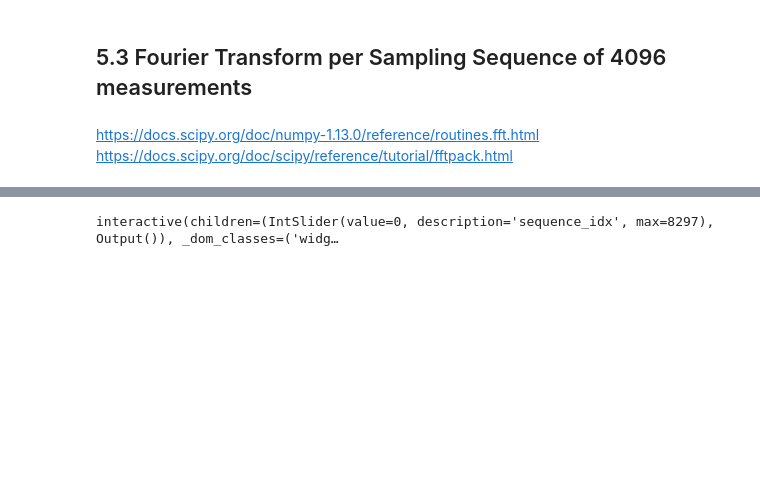
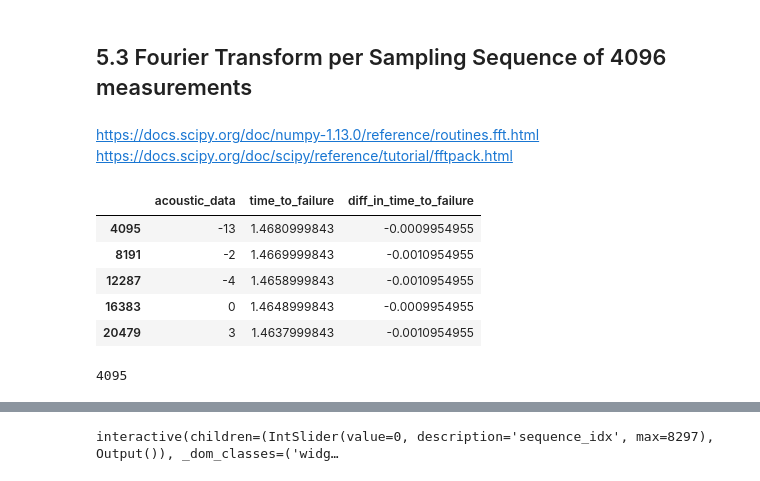
Before and after one commit to vladk17/LANL-Earthquake-Prediction, a Jupyter notebook: nbs/VKkernel.ipynb, the cells around one changed output, grey strips where cells are left out. Cells and saved outputs as stored; diff of their text form; code cells hidden in the pictures; blank space fills up the shorter version.

```diff
--- a/nbs/VKkernel.ipynb
+++ b/nbs/VKkernel.ipynb
@@ -650,6 +860,20 @@ plt.show()
 # %% [markdown]
 https://docs.scipy.org/doc/numpy-1.13.0/reference/routines.fft.html <br>
 https://docs.scipy.org/doc/scipy/reference/tutorial/fftpack.html
+# %%
+display_df_with_preset_precision(df_after_long_jumps_down_points.head(),max_precision)
+# %% [output]
+|  | acoustic_data | time_to_failure | diff_in_time_to_failure |
+| 4095 | -13 | 1.4680999843 | -0.0009954955 |
+| 8191 | -2 | 1.4669999843 | -0.0010954955 |
+| 12287 | -4 | 1.4658999843 | -0.0010954955 |
+| 16383 | 0 | 1.4648999843 | -0.0009954955 |
+| 20479 | 3 | 1.4637999843 | -0.0010954955 |
+# %%
+df_after_long_jumps_down_points.index[1]
+df_after_long_jumps_down_points.index[0]
+# %% [output]
+4095
 # %%
 range_index=12 #first training sequence is the shortest one
 sequence_length = 4096
```
Also changed, not shown: parts of 47 cells of this notebook.
